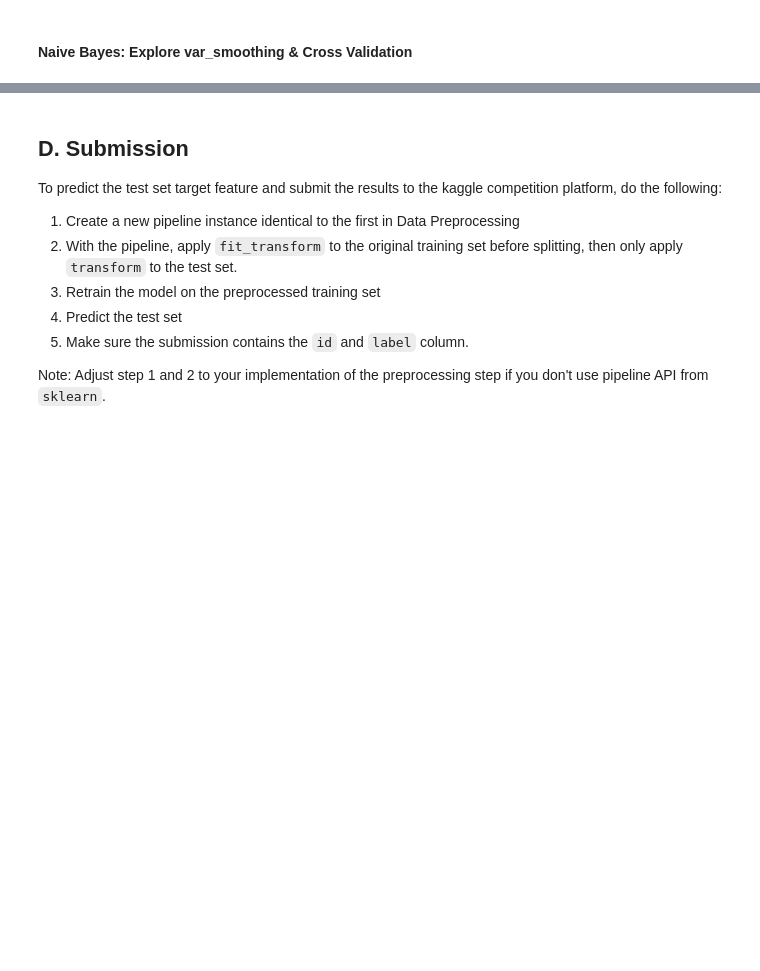
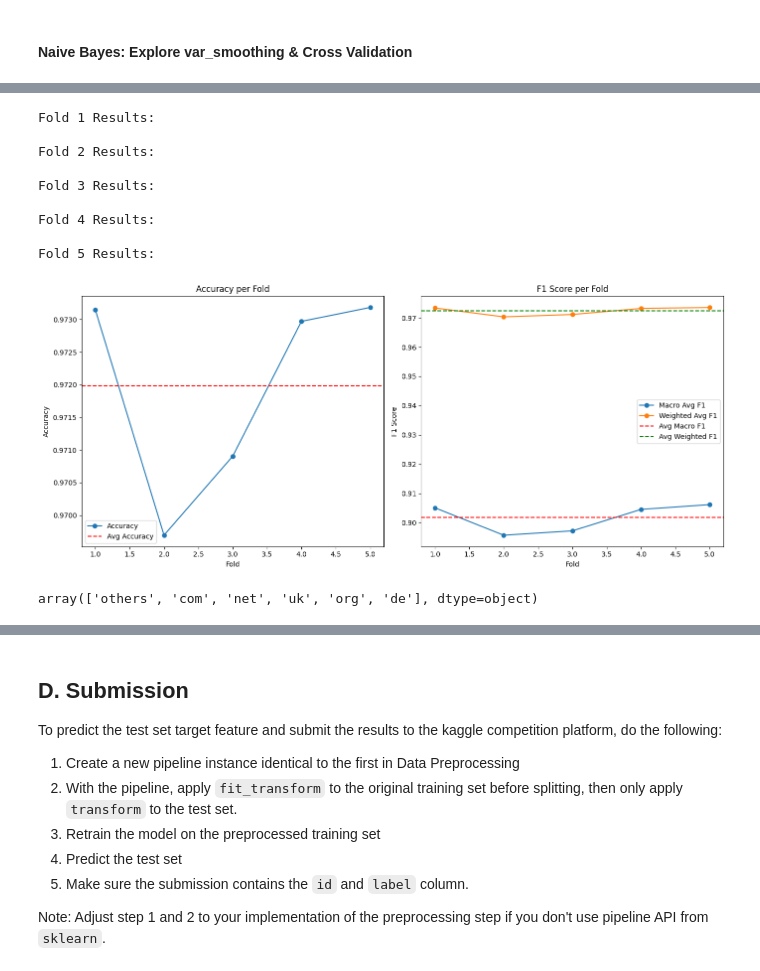
Before and after one commit to IlllIllIIIlIlIll/Traienta_IF3070, a Jupyter notebook: src/public/Tubes2_Kelompok30.ipynb, the cells around one changed output, grey strips where cells are left out. Saved outputs shown, nothing was run; the diff lists cells and outputs as text; code cells hidden in the pictures; blank space fills up the shorter version.

```diff
--- a/src/public/Tubes2_Kelompok30.ipynb
+++ b/src/public/Tubes2_Kelompok30.ipynb
@@ -1168,6 +1277,7 @@ weighted avg       0.97      0.97      0.97     28081
 #### Scratch
 # %%
 from sklearn.metrics import classification_report
+from imblearn.over_sampling import SMOTE
 from naive_bayes import GaussianNaiveBayes
 from joblib import dump
 
@@ -1178,7 +1288,7 @@ final_pipeline_scratch = ImbPipeline([
     ('preprocessor', preprocessor),
     ('pca', PCA(n_components=0.95)),  # Keep 95% of variance
     # ('smote', SMOTE(random_state=42)),
-    ('classifier', GaussianNaiveBayes())
+    ('classifier', GaussianNaiveBayes(var_smoothing=1e-8))
 ])
 
 final_pipeline_scratch.fit(X_train_inputed, y_train)
@@ -1310,0 +1437,13 @@ for var_smoothing in var_smoothing_values:
+# %%
+fold_metrics, avg_metrics = stratified_kfold_cv(whole_X_train_inputted, whole_y_train, final_pipeline_scratch, n_splits=5)
+# %% [output]
+Fold 1 Results:
+
+Fold 2 Results:
+
+Fold 3 Results:
+
+Fold 4 Results:
+
+Fold 5 Results:
+[figure, added]
@@ -1310,0 +1511,10 @@ for var_smoothing in var_smoothing_values:
+# %%
+def top_5_tld(df):
+    tld_counts = df['TLD'].value_counts()
+    top_5_tld = tld_counts.nlargest(5).index.tolist()
+    df['TLD'] = df['TLD'].apply(lambda x: x if x in top_5_tld else 'others')
+    return df['TLD'].unique()
+
+top_5_tld(train)
+# %% [output]
+array(['others', 'com', 'net', 'uk', 'org', 'de'], dtype=object)
```
Also changed, not shown: parts of 34 cells of this notebook, 11 other files.
